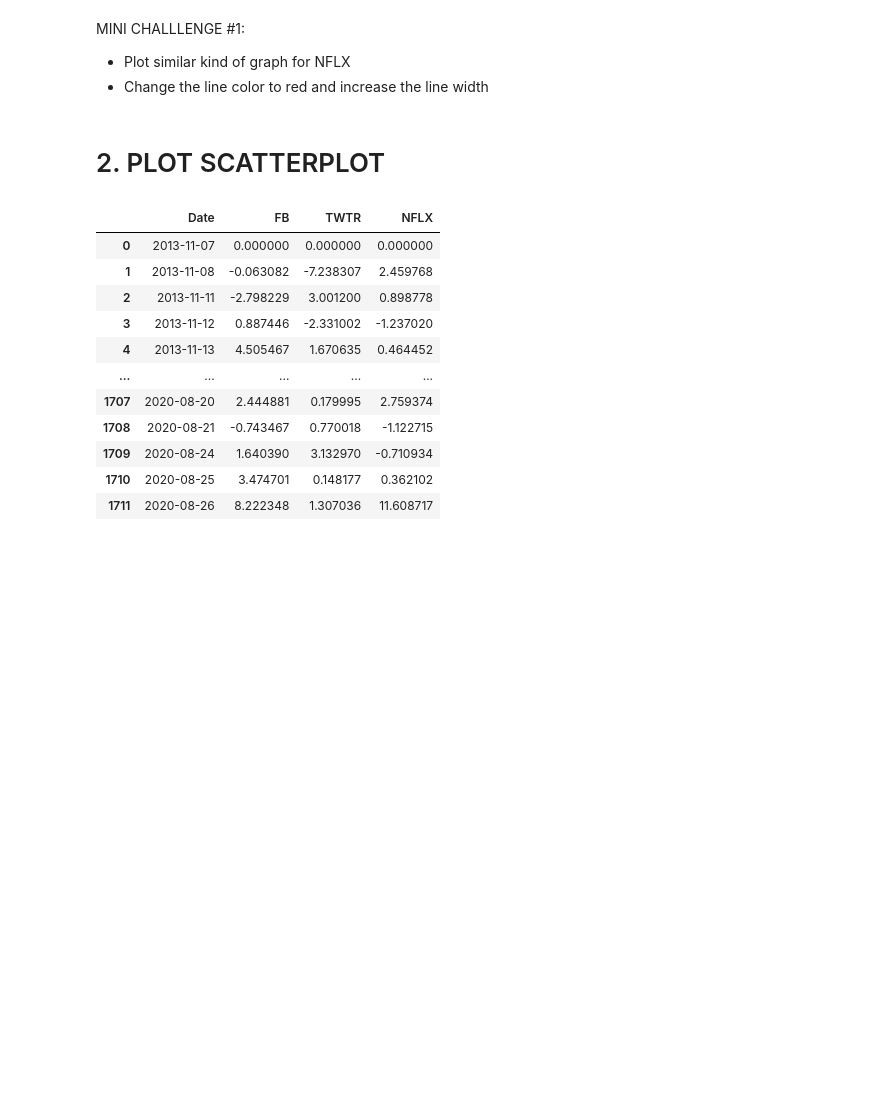
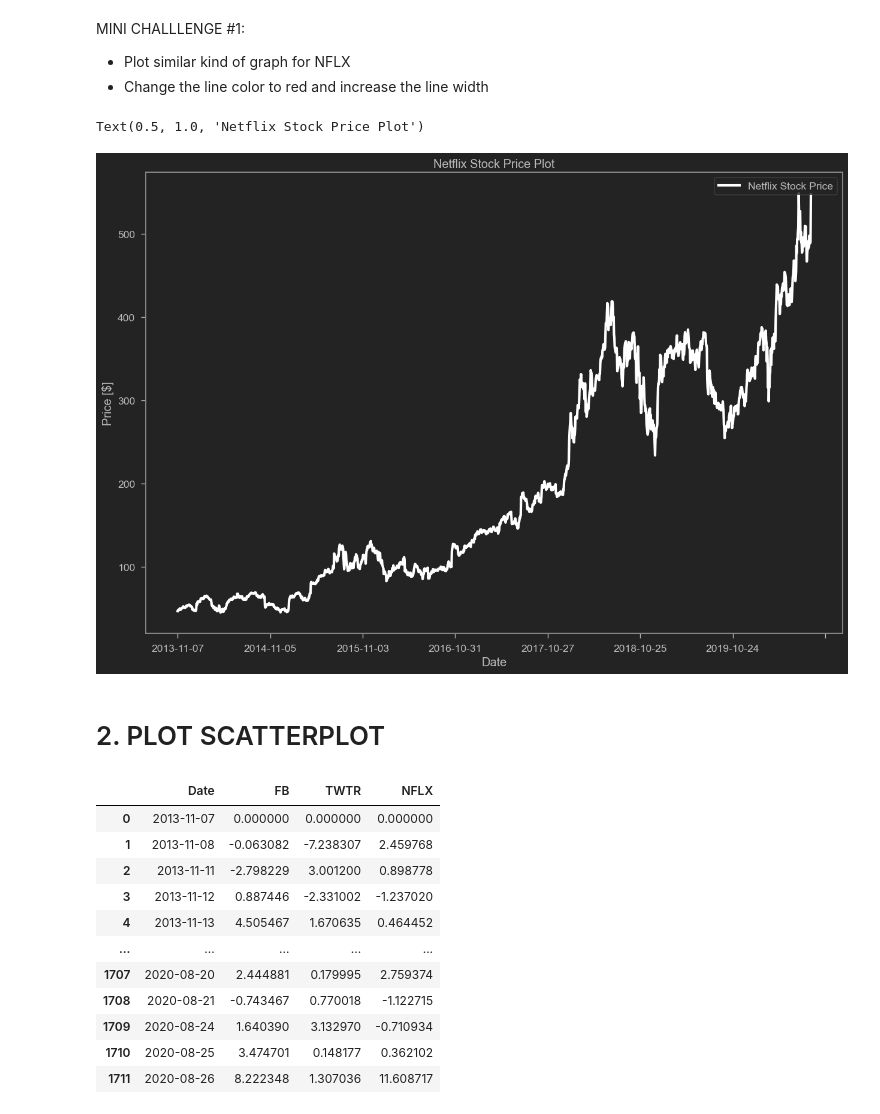
Before and after one commit to joe-trung/Matplotlib-and-seaborn, a Jupyter notebook: Notebook/Data Visualization with Python - Matplotlib and Seaborn.ipynb, the cells around one changed output. Drawn from its saved outputs; the diff is of its cells as text; code cells hidden in the pictures; blank space fills up the shorter version.

```diff
--- a/Notebook/Data Visualization with Python - Matplotlib and Seaborn.ipynb
+++ b/Notebook/Data Visualization with Python - Matplotlib and Seaborn.ipynb
@@ -33,6 +40,14 @@ import pandas as pd
 MINI CHALLLENGE #1:
 - Plot similar kind of graph for NFLX
 - Change the line color to red and increase the line width
+# %%
+stock_df.plot(x='Date',y='NFLX', label='Netflix Stock Price', figsize=(15,10),color='white',linewidth=3)
+plt.legend(loc='upper right')
+plt.ylabel("Price [$]")
+plt.title('Netflix Stock Price Plot')
+# %% [output]
+Text(0.5, 1.0, 'Netflix Stock Price Plot')
+[figure, added]
 # %% [markdown]
 # 2. PLOT SCATTERPLOT
 # %%
```
Also changed, not shown: parts of 3 cells of this notebook.
